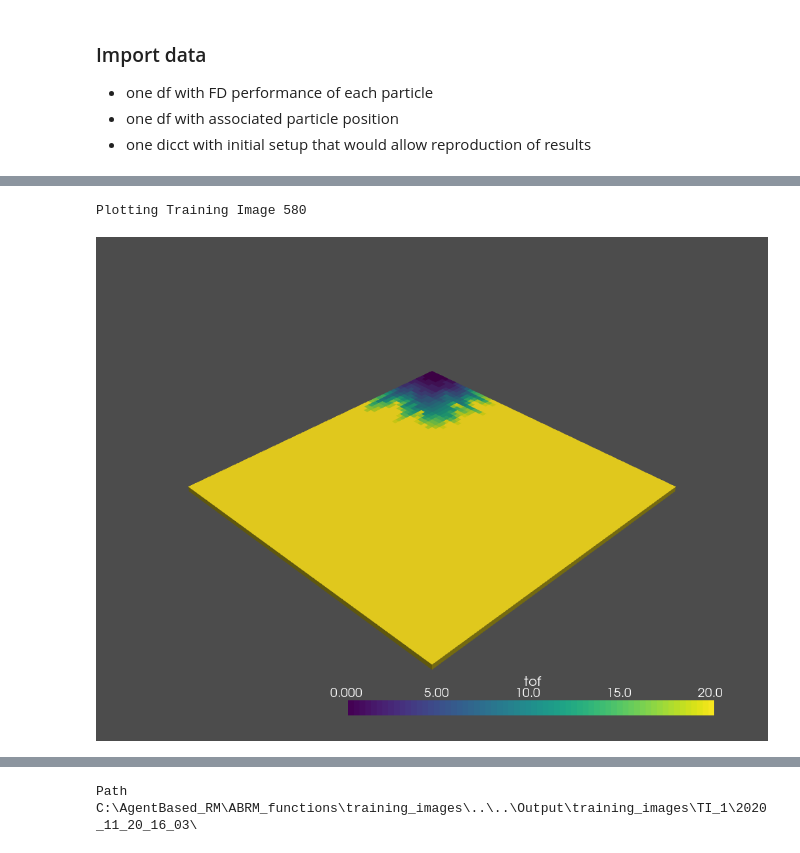
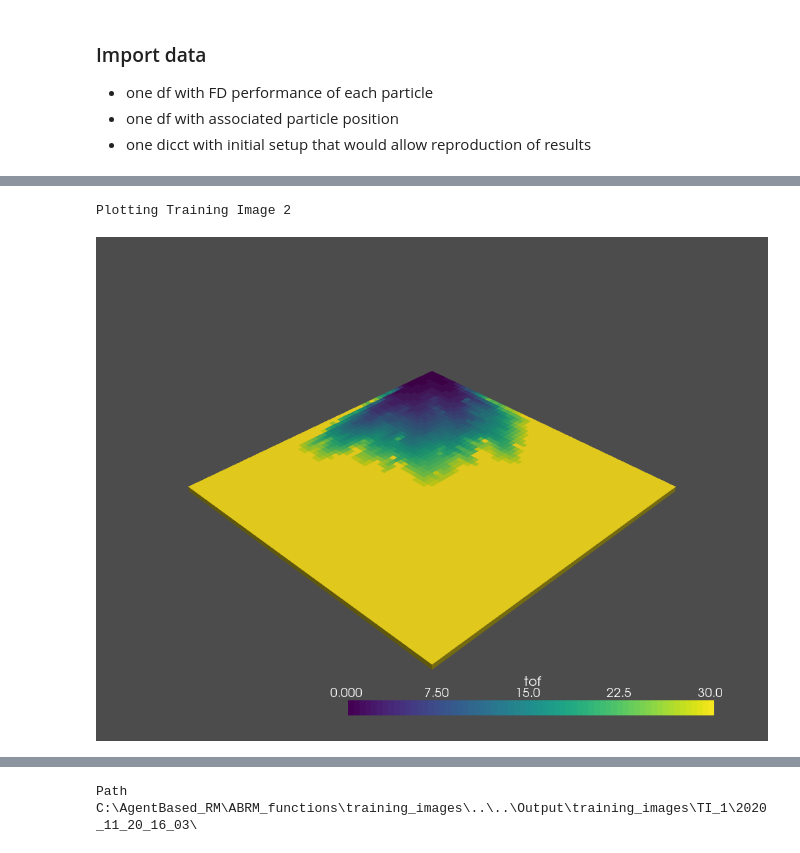
Before and after one commit to BastianSteffens/ABRM_functions, a Jupyter notebook: notebooks/TI_selection.ipynb, the cells around one changed output, grey strips where cells are left out. Cells and saved outputs as stored; diff of their text form; code cells hidden in the pictures.

```diff
--- a/notebooks/TI_selection.ipynb
+++ b/notebooks/TI_selection.ipynb
@@ -22,6 +22,6 @@ pio.renderers.default = "browser"
 - one df with associated particle position
 - one dicct with initial setup that would allow reproduction of results
 # %%
-dataset = "2020_11_23_19_13"
+dataset = "2020_11_28_12_34" #2020_11_20_16_03 2020_11_28_12_34
 
 TI_data = TI_selection(dataset = dataset)
@@ -28,6 +84,6 @@ TI_data = TI_selection(dataset = dataset)
 # %%
-TI_data.plot_best_model(TI_id = 73, random_TI = True, property ="tof")
+TI_data.plot_best_model(TI_id = 2, random_TI = False, property ="tof",n_bins = 30,min_tof_bin = 0,max_tof_bin = 30)
 # %% [output]
-Plotting Training Image 580
+Plotting Training Image 2
-[figure, old version]
+[figure, new version]
 # %%
```
Also changed, not shown: parts of 8 cells of this notebook, 4 other files.
